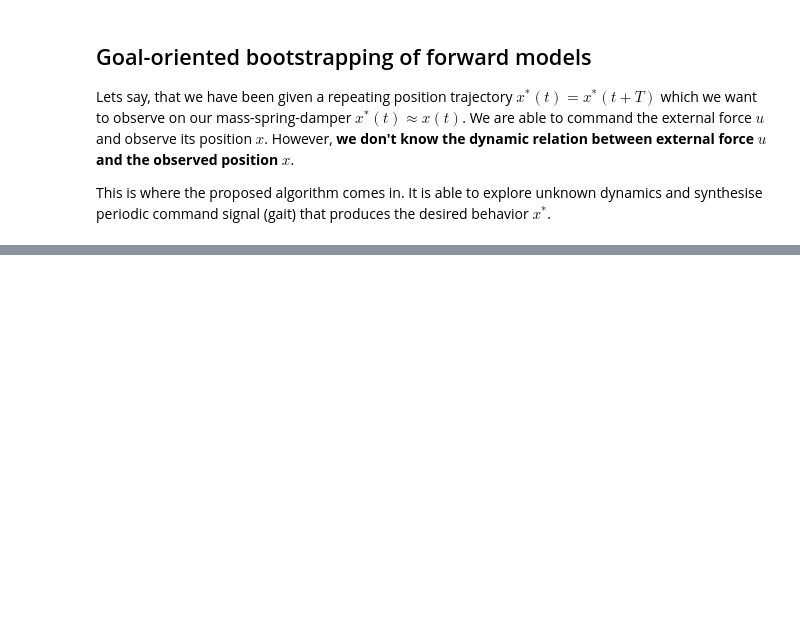
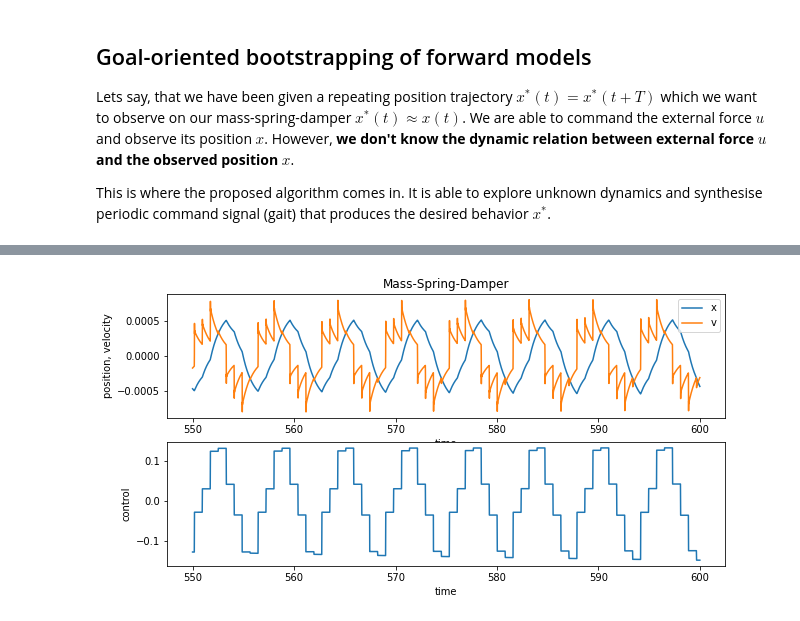
Before and after one commit to comrob/cpgim, a Jupyter notebook: mass_spring_damper_demo.ipynb, the cells around one changed output, grey strips where cells are left out. Saved outputs shown, nothing was run; the diff lists cells and outputs as text; code cells hidden in the pictures; blank space fills up the shorter version.

```diff
--- a/mass_spring_damper_demo.ipynb
+++ b/mass_spring_damper_demo.ipynb
@@ -193,0 +300,26 @@ mep.add(M.STATE_PERTURBATION, (), lambda: 0)
+# %%
+# Reading the experiment results from "results/msd_run.hdf5"
+rec = records.load_records(os.path.join(results_path, "msd_bootstrapping_run.hdf5"))[0]
+
+#records.print_record_shapes(rec)
+# See that all variables and their derivations are stored in the hdf5 file
+# name          shape
+# %%
+# the recorded variables are accessed by their names (rec is a python dictionary)
+plt.subplot(211)
+plt.plot(rec["t"][-5000:], rec["xv"][-5000:, 0, 0], label="x")
+plt.plot(rec["t"][-5000:], rec["xv"][-5000:, 0, 1], label="v")
+# plt.plot(rec["t"], rec["xv"][:, 0, 1], label="v")
+
+plt.xlabel("time")
+plt.ylabel("position, velocity")
+plt.title("Mass-Spring-Damper")
+plt.legend()
+plt.subplot(212)
+plt.plot(rec["t"][-5000:], rec["u"][-5000:, 0, 0], label="u")
+plt.xlabel("time")
+plt.ylabel("control")
+
+plt.show()
+# %% [output]
+[figure, added]
```
Also changed, not shown: parts of 8 cells of this notebook, 11 other files.
